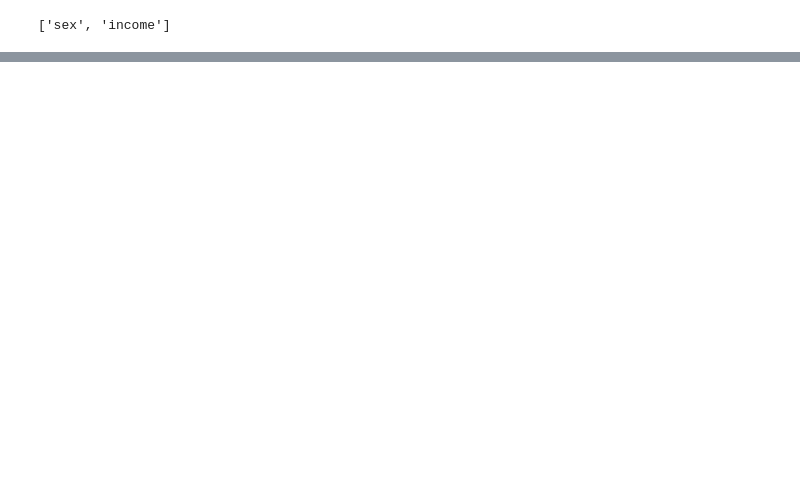
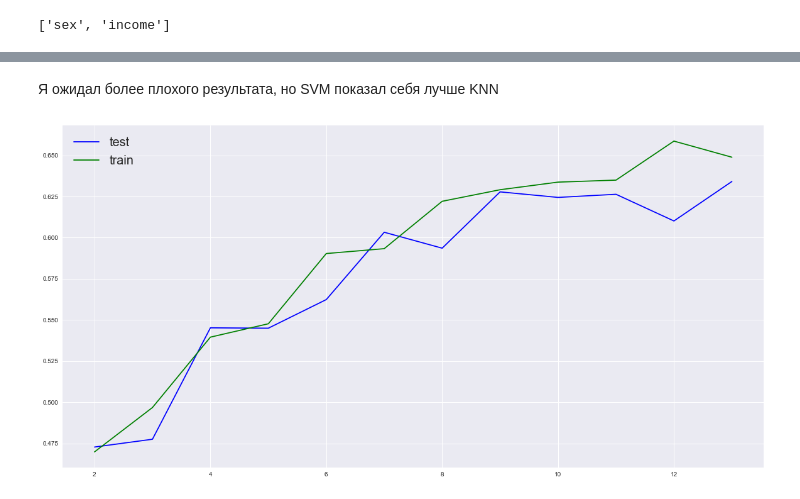
Before and after one commit to AligoruM/ML, a Jupyter notebook: Task1.ipynb, the cells around one changed output, grey strips where cells are left out. Saved outputs shown, nothing was run; the diff lists cells and outputs as text; code cells hidden in the pictures; blank space fills up the shorter version.

```diff
--- a/Task1.ipynb
+++ b/Task1.ipynb
@@ -147,0 +618,6 @@ for i in range(len(noncategorical)):
+# %%
+PCA_data = raw_data.copy()
+PCA_data[categorical] = PCA_data[categorical].apply(lambda col:pd.Categorical(col).codes)
+pca_y = PCA_data["income"]
+PCA_data.drop(["income"], axis=1, inplace=True)
+PCA_data = std_scaler.fit_transform(PCA_data)
@@ -147,0 +646,5 @@ for i in range(len(noncategorical)):
+# %%
+pca = PCA(n_components=2)
+pca.fit(PCA_data)
+X_pca = pca.transform(PCA_data)
+X_pca
@@ -147,0 +670,5 @@ for i in range(len(noncategorical)):
+# %%
+X_train, X_test, y_train, y_test = train_test_split(PCA_data, pca_y, test_size = 0.2, random_state = 2020)
+
+svc_model = SVC()
+check_model(svc_model, X_train, X_test, y_train, y_test)
@@ -147,0 +688,27 @@ for i in range(len(noncategorical)):
+# %% [markdown]
+Я ожидал более плохого результата, но SVM показал себя лучше KNN
+# %%
+f1_score_list = []
+
+for i in range(2, PCA_data.shape[1]+1):
+    model = SVC(gamma='auto')
+    pca = PCA(n_components=i)
+    new_X = pca.fit_transform(PCA_data)
+    X_train, X_test, y_train, y_test = train_test_split(new_X, pca_y)
+    model.fit(X_train, y_train)
+    y_test_predict = model.predict(X_test)
+    y_train_predict = model.predict(X_train)
+
+    f1_score_pca_test = f1_score(y_test, y_test_predict)
+    f1_score_pca_train = f1_score(y_train, y_train_predict)
+
+    f1_score_list.append((f1_score_pca_train, f1_score_pca_test))
+# %%
+_, ax = plt.subplots(1, 1, figsize=(20,10))
+x_ax = np.array(range(2, len(f1_score_list) + 2))
+ax.plot(x_ax, np.array(f1_score_list)[:, 1], 'b')
+ax.plot(x_ax, np.array(f1_score_list)[:, 0], 'g')
+ax.legend(["test", "train"], fontsize=20)
+pass
+# %% [output]
+[figure, added]
```
Also changed, not shown: parts of 67 cells of this notebook.
